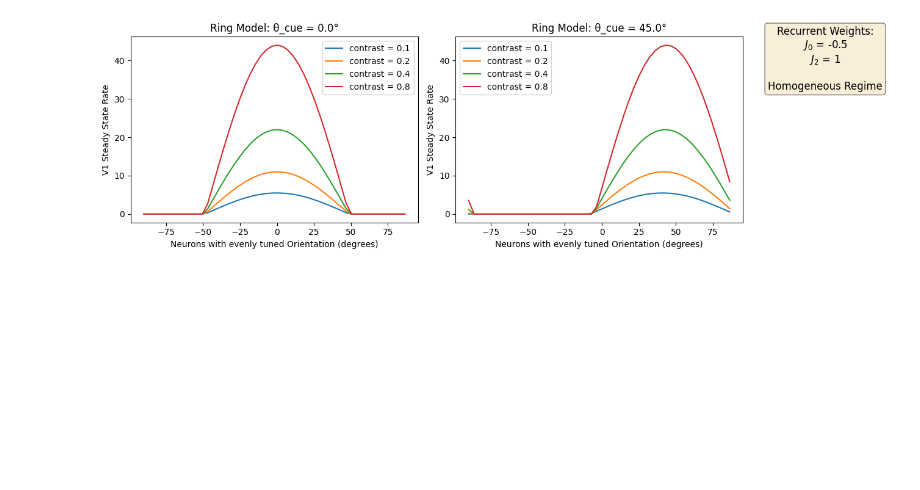
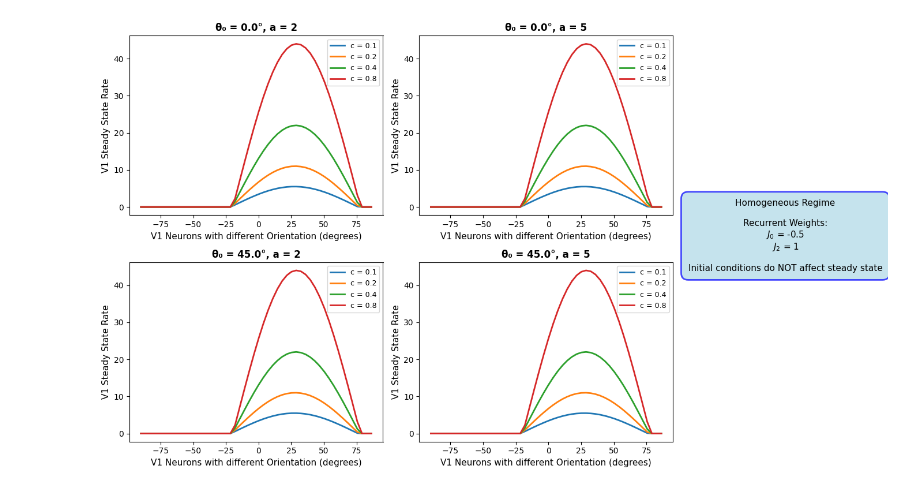
Before and after one commit to Qunzh/CAN_GridCell_Model, a Jupyter notebook: Ring_Model_V1.ipynb, the cells around one changed output. Saved outputs shown, nothing was run; the diff lists cells and outputs as text; code cells hidden in the pictures; blank space fills up the shorter version.

```diff
--- a/Ring_Model_V1.ipynb
+++ b/Ring_Model_V1.ipynb
@@ -51,28 +51,35 @@ def ring_model_(epsilon, theta_cue, A, c, n_number, tau, J_0, J_2, dt, total_t,
   steady_state = rate[t, :]
   return theta_i, steady_state
 # %%
-# Homogeneous regime (with small recurrent exictation J_2 and small recurrent inhibition J_0)
+# Homogeneous regime (with small recurrent excitation J_2 and small recurrent inhibition J_0)
 J_0, J_2 = -0.5, 1
+theta_cue = np.pi/6
 contrast_values = [0.1, 0.2, 0.4, 0.8]
-theta_cue_values = [0, np.pi/4]
+theta_0_values = [0, np.pi/4]
+a_values = [2, 5]
 
-fig, axes = plt.subplots(1, 2, figsize=(12, 4))
-for idx, theta_cue in enumerate(theta_cue_values):
-    ax = axes[idx]
-    for c in contrast_values:
-        theta_i, steady_state = ring_model(0.1, theta_cue, 40, c, 50, 10, J_0, J_2, 0.05, 300, np.pi/4, 2)
-        ax.plot(np.rad2deg(theta_i), steady_state, label=f'contrast = {c}')
+fig, axes = plt.subplots(2, 2, figsize=(12, 8))
 
-    ax.set_xlabel('Neurons with evenly tuned Orientation (degrees)')
-    ax.set_ylabel('V1 Steady State Rate')
-    ax.set_title(f'Ring Model: θ_cue = {np.rad2deg(theta_cue):.1f}°')
-    ax.legend()
+for idx, theta_0 in enumerate(theta_0_values):
+    for idx_1, a in enumerate(a_values):
+        ax = axes[idx, idx_1]
 
-textstr = f'Recurrent Weights:\n$J_0$ = {J_0}\n$J_2$ = {J_2}\n\nHomogeneous Regime'
-props = dict(boxstyle='round', facecolor='wheat', alpha=0.5)
-fig.text(1, 0.95, textstr, transform=fig.transFigure, fontsize=12,
+        for c in contrast_values:
+            theta_i, steady_state = ring_model(0.1, theta_cue, 40, c, 50, 10, J_0, J_2, 0.05, 300, theta_0, a)
+            ax.plot(np.rad2deg(theta_i), steady_state, label=f'c = {c}', linewidth=2)
+
+        ax.set_xlabel('V1 Neurons with different Orientation (degrees)', fontsize=11)
+        ax.set_ylabel('V1 Steady State Rate', fontsize=11)
+        ax.set_title(f'θ₀ = {np.rad2deg(theta_0):.1f}°, a = {a}', fontsize=12, fontweight='bold')
+        ax.legend(fontsize=9)
+
+textstr = f'Homogeneous Regime\n\nRecurrent Weights:\n$J_0$ = {J_0}\n$J_2$ = {J_2}\n\nInitial conditions do NOT affect steady state'
+props = dict(boxstyle='round,pad=0.8', facecolor='lightblue', alpha=0.7, edgecolor='blue', linewidth=2)
+
+fig.text(1, 0.6, textstr, transform=fig.transFigure, fontsize=11,
          verticalalignment='top', horizontalalignment='center', bbox=props)
-plt.tight_layout(rect=[0, 0, 0.9, 1])
+
+plt.tight_layout(rect=[0, 0, 0.85, 1])
 plt.show()
 # %% [output]
-[figure, old version]
+[figure, new version]
```
